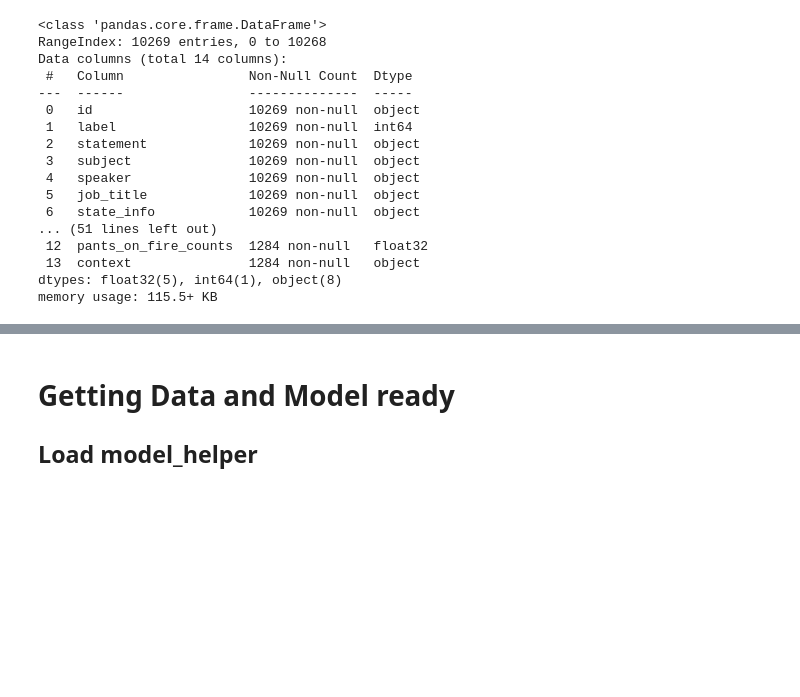
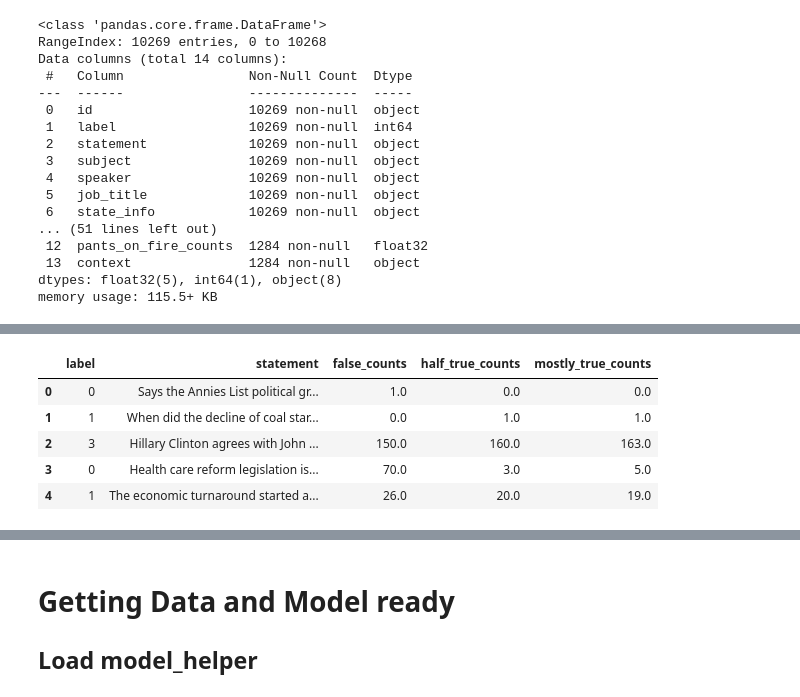
Before and after one commit to mattlundberg/Project-3, a Jupyter notebook: src/matttesting.ipynb, the cells around one changed output, grey strips where cells are left out. Drawn from its saved outputs; the diff is of its cells as text; code cells hidden in the pictures; blank space fills up the shorter version.

```diff
--- a/src/matttesting.ipynb
+++ b/src/matttesting.ipynb
@@ -94,0 +110,85 @@ Longest statement label: 2
+# %%
+def new_false(ds_train, ds_test, ds_validation):
+    """
+    Combines the 'false_counts' and 'pants_on_fire_counts' columns into a single 'false_counts' column,
+    then drops the 'pants_on_fire_counts' column from each dataset.
+
+    Parameters:
+        ds_train (pd.DataFrame): Training dataset
+        ds_test (pd.DataFrame): Test dataset
+        ds_validation (pd.DataFrame): Validation dataset
+
+    Returns:
+        tuple: Updated (ds_train, ds_test, ds_validation) DataFrames
+    """
+
+    #Quick note. We need to combine the data for the two columns in the label column as well. This will make it so that we can get equal sample sizes for each label.
+
+    # Combine false_counts and pants_on_fire_counts into a single 'false_counts' column
+    for ds in [ds_train, ds_test, ds_validation]:
+        ds['false_counts'] = ds['false_counts'] + ds['pants_on_fire_counts']
+
+        ds.drop('pants_on_fire_counts', axis=1, inplace=True)
+    return ds_train, ds_test, ds_validation
+
+def merge_columns(df, col_to_merge, col_to_keep, merge_label_value, keep_label_value):
+    """
+    Merges one column's data into another and updates corresponding labels.
+
+    Args:
+        df (pd.DataFrame): Input DataFrame
+        col_to_merge (str): Name of column to be merged
+        col_to_keep (str): Name of column to merge into
+        merge_label_value (int): Label value associated with col_to_merge
+        keep_label_value (int): Label value associated with col_to_keep
+
+    Returns:
+        pd.DataFrame: DataFrame with merged columns and updated labels
+    """
+    # Create copy to avoid modifying original
+    df = df.copy()
+
+    # Add values from col_to_merge into col_to_keep
+    df[col_to_keep] = df[col_to_keep] + df[col_to_merge]
+
+    # Update labels - change merge_label_value to keep_label_value
+    df.loc[df['label'] == merge_label_value, 'label'] = keep_label_value
+
+    # Drop the merged column
+    df.drop(col_to_merge, axis=1, inplace=True)
+
+    return df
+
+
+#False = 0
+#Half-True = 1
+#Mostly-True / true = 3, 2
+#Barely-True = 4
+#Pants-On-Fire = 5
+
+# Update label 2 to 3 in all datasets.
+# #This is because true and mostly true are the same thing and they were combined into 1 without updating the labes.
+ds_train.loc[ds_train['label'] == 2, 'label'] = 3
+ds_test.loc[ds_test['label'] == 2, 'label'] = 3
+ds_validation.loc[ds_validation['label'] == 2, 'label'] = 3
+
+#Merge pants on fire counts into false counts
+ds_train = merge_columns(ds_train, 'pants_on_fire_counts', 'false_counts', 5, 0)
+ds_test = merge_columns(ds_test, 'pants_on_fire_counts', 'false_counts', 5, 0)
+ds_validation = merge_columns(ds_validation, 'pants_on_fire_counts', 'false_counts', 5, 0)
+
+#Merge barely true counts into false counts
+ds_train = merge_columns(ds_train, 'barely_true_counts', 'false_counts', 4, 0)
+ds_test = merge_columns(ds_test, 'barely_true_counts', 'false_counts', 4, 0)
+ds_validation = merge_columns(ds_validation, 'barely_true_counts', 'false_counts', 4, 0)
+
+display(ds_train.head())
+display(ds_test.head())
+display(ds_validation.head())
+# %% [output]
+|  | label | statement | false_counts | half_true_counts | mostly_true_counts |
+| 0 | 0 | Says the Annies List political gr... | 1.0 | 0.0 | 0.0 |
+| 1 | 1 | When did the decline of coal star... | 0.0 | 1.0 | 1.0 |
+| 2 | 3 | Hillary Clinton agrees with John ... | 150.0 | 160.0 | 163.0 |
+| 3 | 0 | Health care reform legislation is... | 70.0 | 3.0 | 5.0 |
+| 4 | 1 | The economic turnaround started a... | 26.0 | 20.0 | 19.0 |
```
Also changed, not shown: parts of 13 cells of this notebook, 4 other files.
